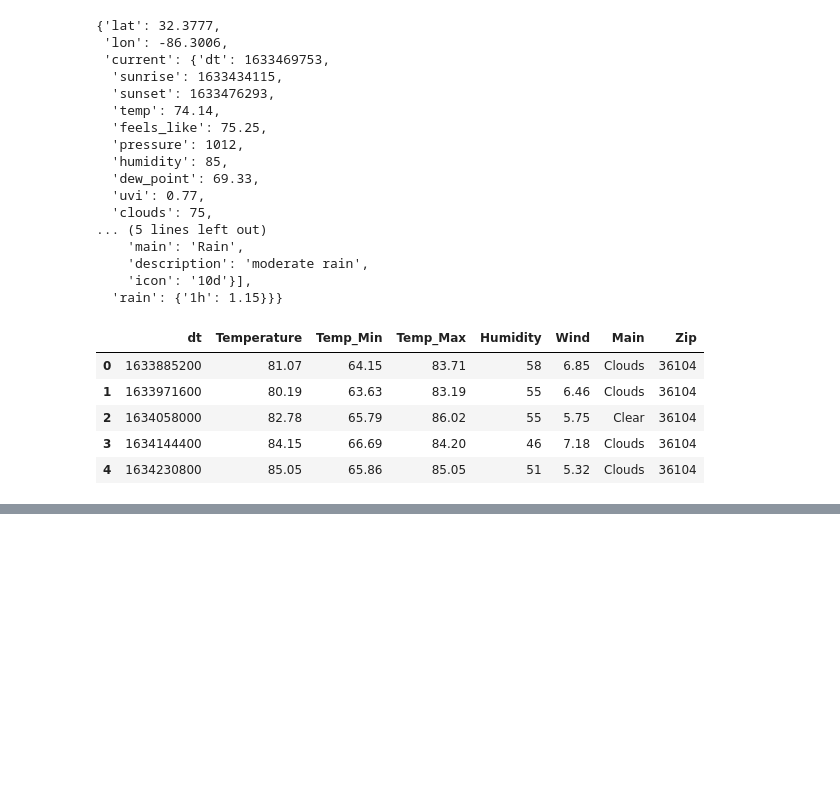
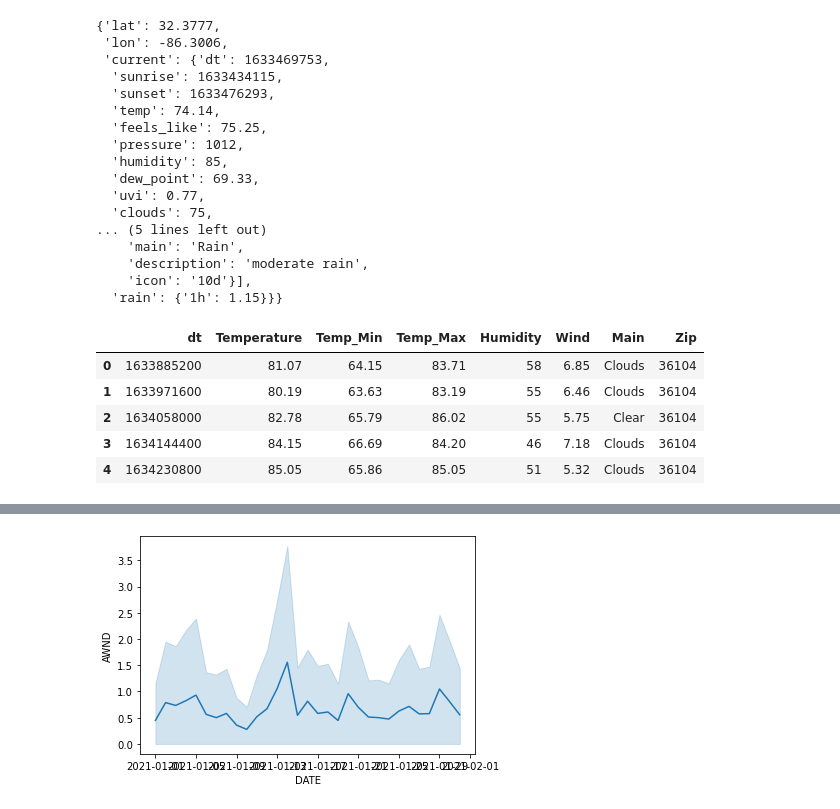
Before and after one commit to hzhi54/OpenWeatherMap_Data_Engineer, a Jupyter notebook: eda_code.ipynb, the cells around one changed output, grey strips where cells are left out. Drawn from its saved outputs; the diff is of its cells as text; code cells hidden in the pictures; blank space fills up the shorter version.

```diff
--- a/eda_code.ipynb
+++ b/eda_code.ipynb
@@ -118,0 +168,5 @@ df.head(5)
+# %%
+avg_wind = graph['AWND'].mean()
+sns.lineplot(graph.DATE,graph.AWND);
+# %% [output]
+[figure, added]
```
Also changed, not shown: parts of 11 cells of this notebook, 22 other files.
